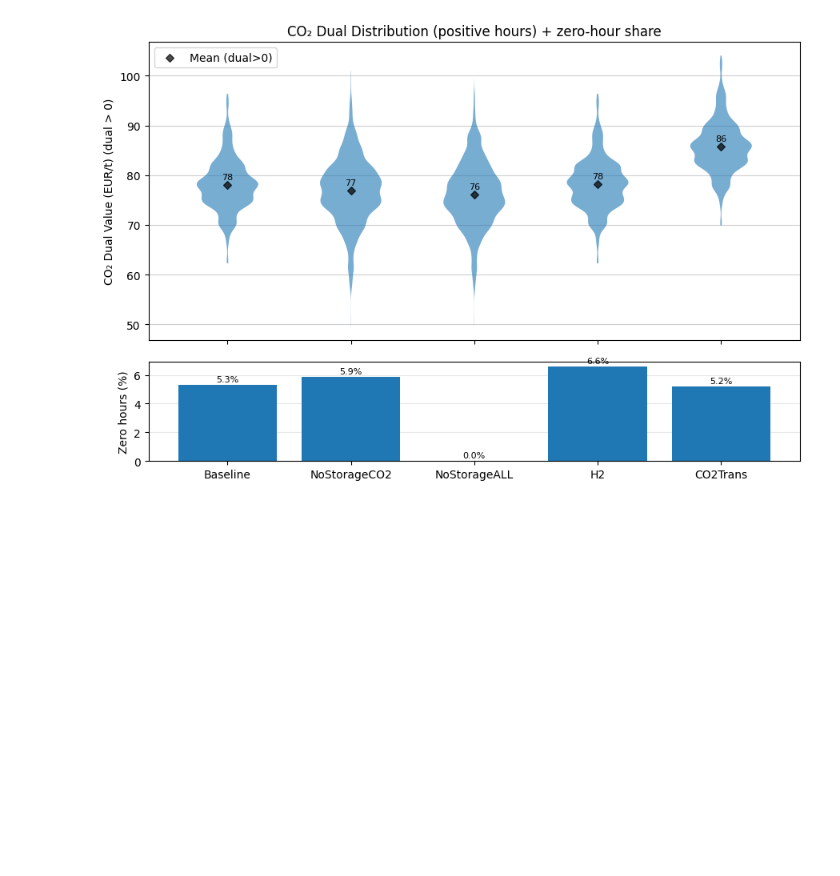
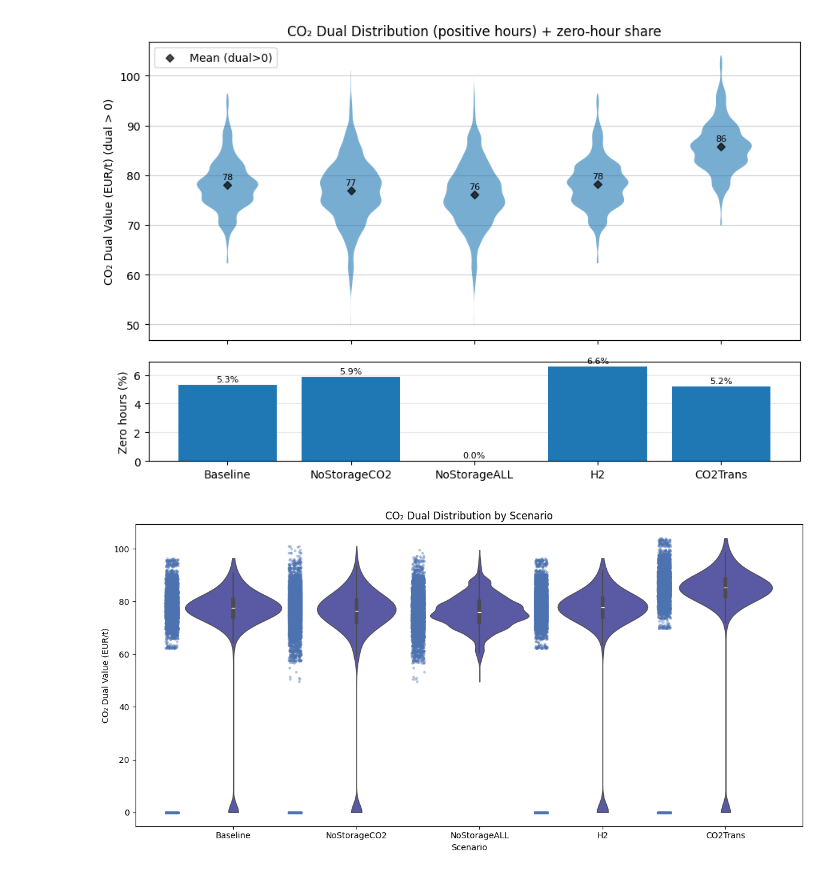
Before and after one commit to kubachri/GLS-EnerHub2X-Pricing, a Jupyter notebook: plots/DualCO2.ipynb, the cells around one changed output. Cells and saved outputs as stored; diff of their text form; code cells hidden in the pictures; blank space fills up the shorter version.

Commit message:
update violin plots

```diff
--- a/plots/DualCO2.ipynb
+++ b/plots/DualCO2.ipynb
@@ -598,3 +598,59 @@ plt.savefig("DualCO2_Violin_PositivePlusZeroShare.pdf", bbox_inches="tight")
 plt.show()
 # %% [output]
 [figure]
+# %%
+import seaborn as sns
+import matplotlib.pyplot as plt
+import numpy as np
+import pandas as pd
+
+scenarios = ["Baseline", "NoStorageCO2", "NoStorageALL", "H2", "CO2Trans"]
+
+# convert to long format
+df_long = df[scenarios].melt(
+    var_name="Scenario",
+    value_name="CO2_dual"
+)
+
+fig, ax = plt.subplots(figsize=(16,6))
+
+# --- violin ---
+sns.violinplot(
+    data=df_long,
+    x="Scenario",
+    y="CO2_dual",
+    inner="box",
+    cut=0,
+    linewidth=1,
+    color="#4e4cb0",
+    ax=ax
+)
+
+# --- manually shift points LEFT of violin ---
+x_positions = {s:i for i,s in enumerate(scenarios)}
+
+x_jittered = [
+    x_positions[s] - 0.5 + np.random.uniform(-0.05, 0.05)
+    for s in df_long["Scenario"]
+]
+
+ax.scatter(
+    x_jittered,
+    df_long["CO2_dual"],
+    s=6,
+    alpha=0.3,
+    color="#4c72b0"
+)
+
+# --- Add vertical separator lines between scenarios ---
+for i in range(len(scenarios) - 1):
+    ax.axvline(x=i + 0.5, color="gray", linestyle="--", linewidth=1, alpha=0.4)
+
+ax.set_ylabel("CO₂ Dual Value (EUR/t)")
+ax.set_title("CO₂ Dual Distribution by Scenario")
+
+plt.tight_layout()
+plt.savefig("DualCO2_ViolinPoints_Left.pdf")
+plt.show()
+# %% [output]
+[figure, added]
```
